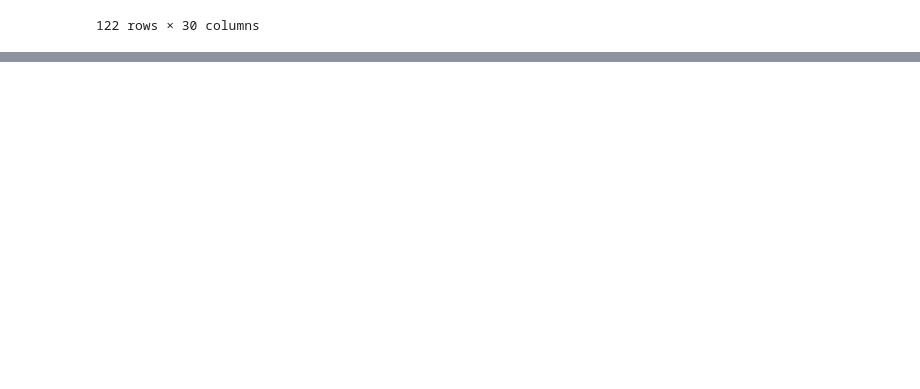
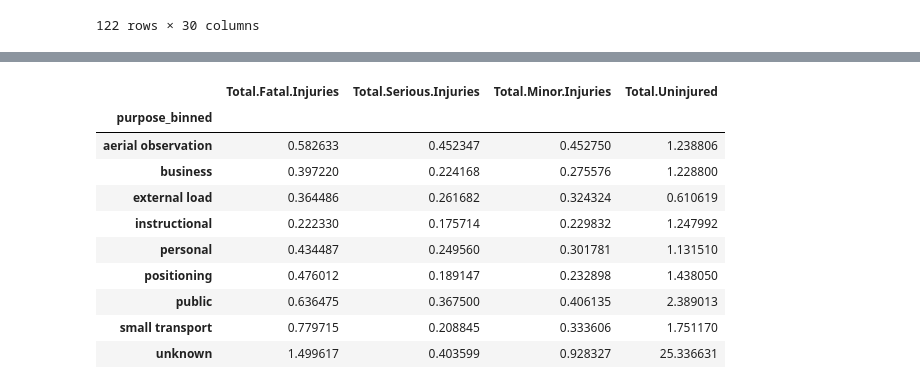
Before and after one commit to natehiatt/aviation_project, a Jupyter notebook: notebooks/nate_scratch.ipynb, the cells around one changed output, grey strips where cells are left out. Drawn from its saved outputs; the diff is of its cells as text; code cells hidden in the pictures; blank space fills up the shorter version.

```diff
--- a/notebooks/nate_scratch.ipynb
+++ b/notebooks/nate_scratch.ipynb
@@ -346,3 +346,14 @@ df.groupby(['purpose_binned', 'FAR.Description']).count()
 |  | unk | 3 | 3 | 3 | 3 | 3 | 3 | ... |
 |  | unknown | 6 | 6 | 6 | 6 | 6 | 6 | ... |
 122 rows × 30 columns
+# %%
+# Grouping 'aerial application', 'business', 'other work use', 'banner tow', 'skydiving', 'glider tow', 'air drop' into 'business'
+df['purpose_binned'] = df['purpose_binned'].replace(['aerial application', 'business', 'other work use', 'banner tow', 'skydiving', 'glider tow', 'air drop'], 'business')
+# Grouping 'executive/corporate', 'ferry' into 'small transport'.
+df['purpose_binned'] = df['purpose_binned'].replace(['executive/corporate', 'ferry'], 'small transport')
+# Adding more into the public category
+df['purpose_binned'] = df['purpose_binned'].replace(['pubs', 'public', 'publ', 'firefighting'], 'public')
+# Adding 'flight test' to 'instructional
+df['purpose_binned'] = df['purpose_binned'].replace(['flight test'], 'instructional')
+# Grouping air show categories
+df['purpose_binned'] = df['purpose_binned'].replace(['air race show', 'air race/show', 'asho', 'air show'])
@@ -348,0 +374,17 @@ df.groupby(['purpose_binned', 'FAR.Description']).count()
+# %%
+# And we can now look at how these different purposes track to certain types of injuries. Note we can change .mean() to .count() or .sum(), but it's
+# a slightly odd thing to do since we haven't normalized the number of flights in each category.
+injury_df = df.groupby('purpose_binned').mean().filter(['Injury.Severity', 'Total.Fatal.Injuries', 'Total.Serious.Injuries', 'Total.Minor.Injuries', 'Total.Uninjured'])
+injury_df
+# %% [output]
+|  | Total.Fatal.Injuries | Total.Serious.Injuries | Total.Minor.Injuries | Total.Uninjured |
+| purpose_binned |  |  |  |  |
+| aerial observation | 0.582633 | 0.452347 | 0.452750 | 1.238806 |
+| business | 0.397220 | 0.224168 | 0.275576 | 1.228800 |
+| external load | 0.364486 | 0.261682 | 0.324324 | 0.610619 |
+| instructional | 0.222330 | 0.175714 | 0.229832 | 1.247992 |
+| personal | 0.434487 | 0.249560 | 0.301781 | 1.131510 |
+| positioning | 0.476012 | 0.189147 | 0.232898 | 1.438050 |
+| public | 0.636475 | 0.367500 | 0.406135 | 2.389013 |
+| small transport | 0.779715 | 0.208845 | 0.333606 | 1.751170 |
+| unknown | 1.499617 | 0.403599 | 0.928327 | 25.336631 |
```
Also changed, not shown: parts of 6 cells of this notebook.
